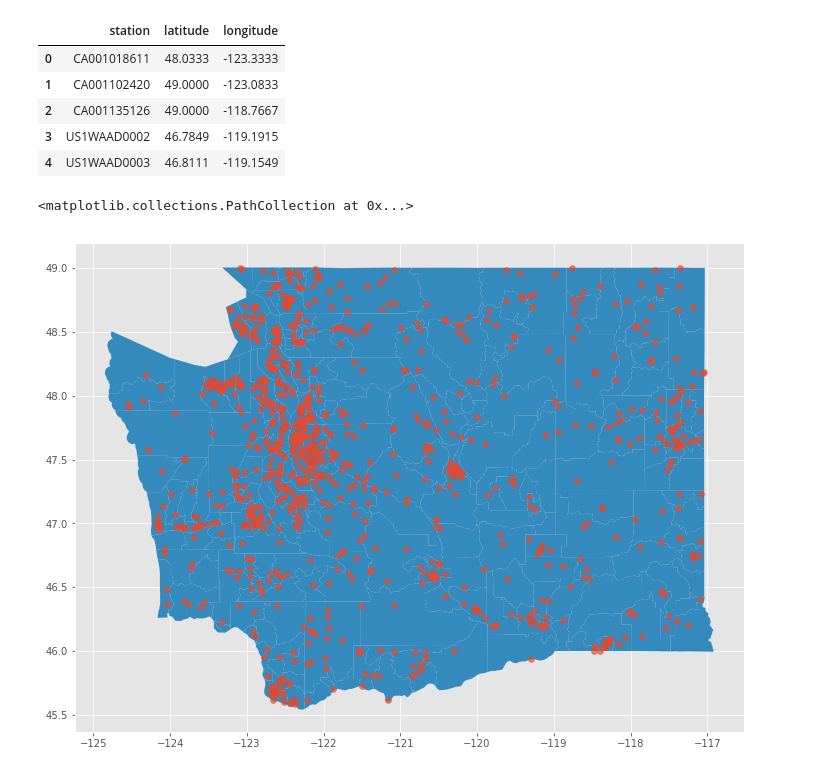
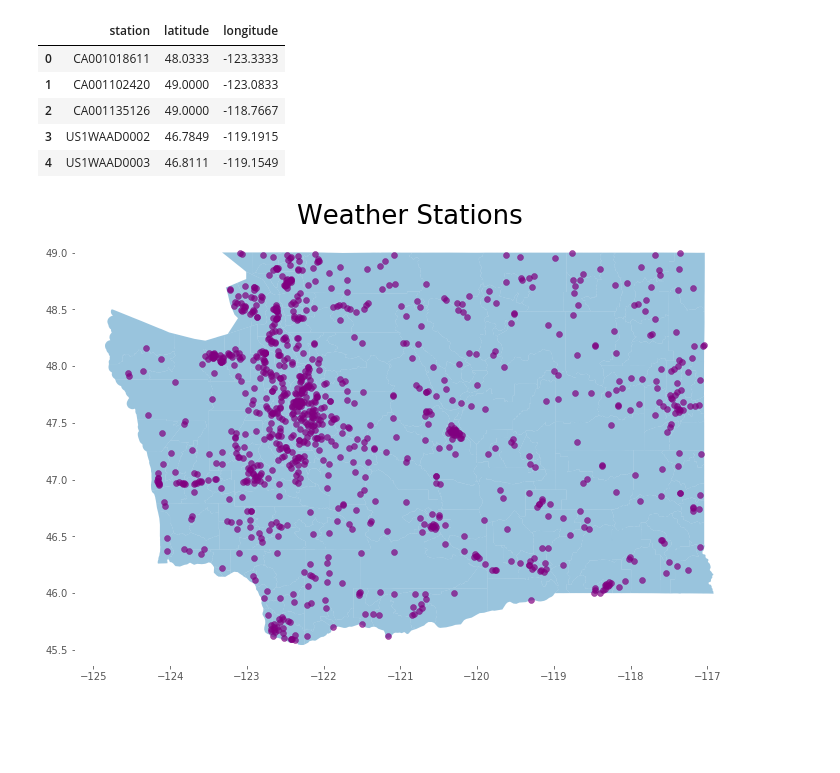
Before and after one commit to magstewart/wildfire-project, a Jupyter notebook: Wildfires_EDA.ipynb, the cells around one changed output. Drawn from its saved outputs; the diff is of its cells as text; code cells hidden in the pictures; blank space fills up the shorter version.

Commit message:
weather and fire maps

```diff
--- a/Wildfires_EDA.ipynb
+++ b/Wildfires_EDA.ipynb
@@ -464,9 +466,11 @@ df_stations.head()
 # %%
 washington = gpd.read_file('images/washington/tl_2013_53_cousub.shp')
 # %%
-fig, ax = plt.subplots(figsize=(12,9))
-washington.plot(ax=ax)
-ax.scatter(df_stations.longitude, df_stations.latitude, alpha = 0.7)
+fig, ax = plt.subplots(figsize=(12,8))
+washington.plot(ax=ax, alpha=0.5)
+ax.scatter(df_stations.longitude, df_stations.latitude, alpha = 0.7, color='purple')
+ax.set_title('Weather Stations', fontsize=26)
+ax.set_facecolor('white')
+plt.savefig('images/weather_stations_map')
 # %% [output]
-<matplotlib.collections.PathCollection at 0x...>
-[figure, old version]
+[figure, new version]
```
Also changed, not shown: parts of 6 cells of this notebook.
